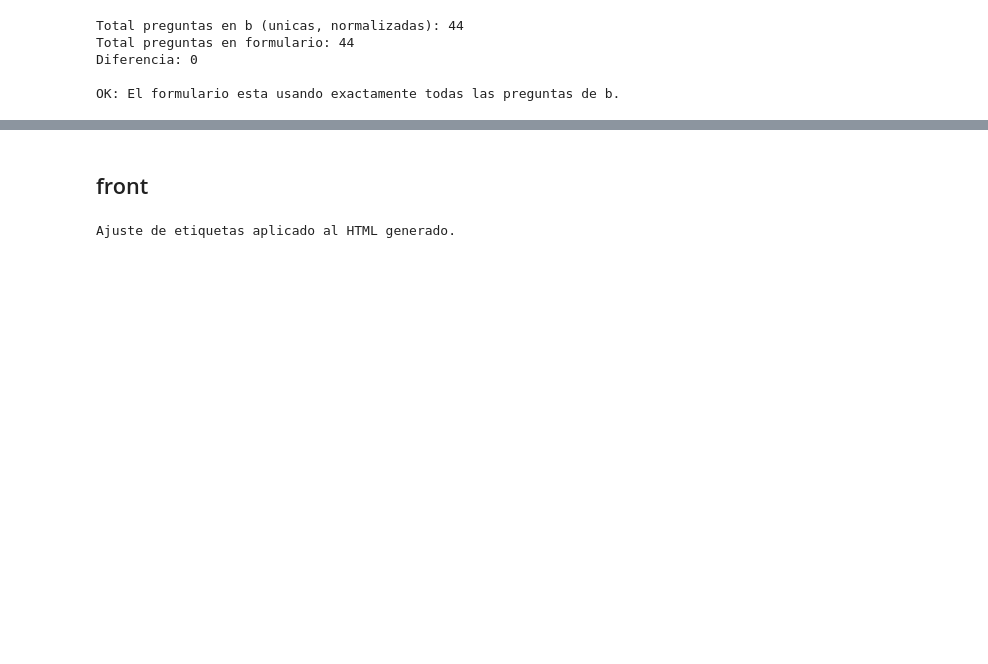
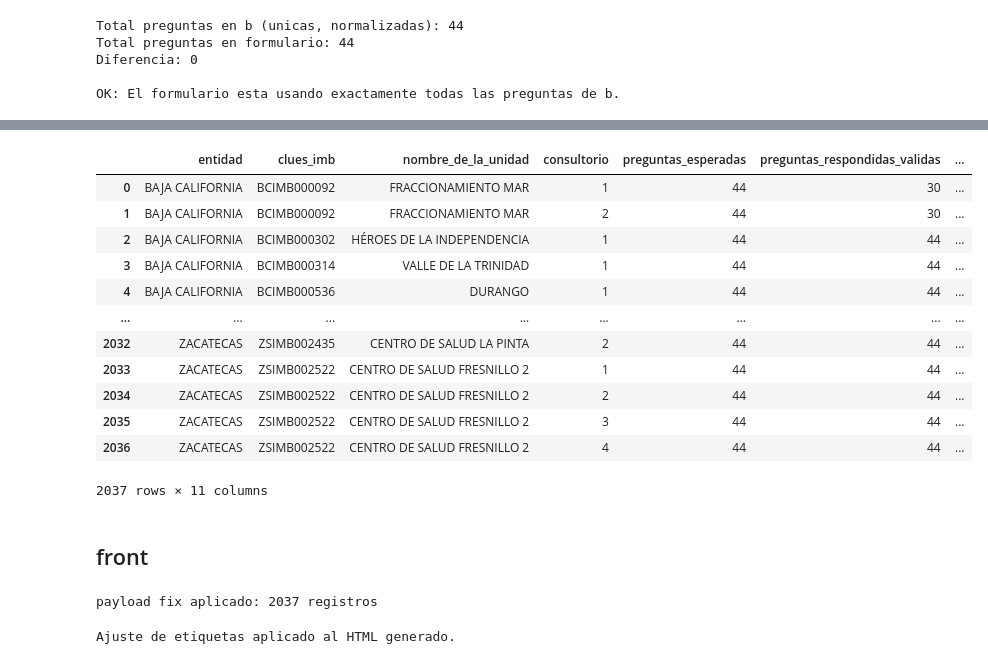
Before and after one commit to servicios-imss-b/formulario-ang, a Jupyter notebook: formu_angelesII.ipynb, the cells around one changed output, grey strips where cells are left out. Saved outputs shown, nothing was run; the diff lists cells and outputs as text; code cells hidden in the pictures; blank space fills up the shorter version.

```diff
--- a/formu_angelesII.ipynb
+++ b/formu_angelesII.ipynb
@@ -200,3 +953,19 @@ def formatear_nombre(columna):
+# %%
+tabla_llenado_consultorio
+# %% [output]
+|  | entidad | clues_imb | nombre_de_la_unidad | consultorio | preguntas_esperadas | preguntas_respondidas_validas | ... |
+| 0 | BAJA CALIFORNIA | BCIMB000092 | FRACCIONAMIENTO MAR | 1 | 44 | 30 | ... |
+| 1 | BAJA CALIFORNIA | BCIMB000092 | FRACCIONAMIENTO MAR | 2 | 44 | 30 | ... |
+| 2 | BAJA CALIFORNIA | BCIMB000302 | HÉROES DE LA INDEPENDENCIA | 1 | 44 | 44 | ... |
+| 3 | BAJA CALIFORNIA | BCIMB000314 | VALLE DE LA TRINIDAD | 1 | 44 | 44 | ... |
+| 4 | BAJA CALIFORNIA | BCIMB000536 | DURANGO | 1 | 44 | 44 | ... |
+| ... | ... | ... | ... | ... | ... | ... | ... |
+| 2032 | ZACATECAS | ZSIMB002435 | CENTRO DE SALUD LA PINTA | 2 | 44 | 44 | ... |
+| 2033 | ZACATECAS | ZSIMB002522 | CENTRO DE SALUD FRESNILLO 2 | 1 | 44 | 44 | ... |
+| 2034 | ZACATECAS | ZSIMB002522 | CENTRO DE SALUD FRESNILLO 2 | 2 | 44 | 44 | ... |
+| 2035 | ZACATECAS | ZSIMB002522 | CENTRO DE SALUD FRESNILLO 2 | 3 | 44 | 44 | ... |
+| 2036 | ZACATECAS | ZSIMB002522 | CENTRO DE SALUD FRESNILLO 2 | 4 | 44 | 44 | ... |
+2037 rows × 11 columns
 # %% [markdown]
 ## front
 # %%
@@ -207,0 +989,14 @@ PREGUNTA_TURNO = "turno"
+# %%
+# Ajuste explícito para asegurar faltantes por clues_imb-consultorio en el front
+_cols_pct_fix = ["clues_imb", "consultorio", "porcentaje_llenado", "lista_faltantes"]
+_pct_fix = tabla_llenado_consultorio[_cols_pct_fix].copy()
+_pct_fix["clues_imb"] = _pct_fix["clues_imb"].astype(str).str.strip()
+_pct_fix["consultorio"] = pd.to_numeric(_pct_fix["consultorio"], errors="coerce").astype("Int64")
+_pct_fix["porcentaje_llenado"] = pd.to_numeric(_pct_fix["porcentaje_llenado"], errors="coerce").round(1)
+_pct_fix["lista_faltantes"] = _pct_fix["lista_faltantes"].fillna("").astype(str)
+_pct_fix = _pct_fix.dropna(subset=["consultorio"]).copy()
+_pct_fix["consultorio"] = _pct_fix["consultorio"].astype(int)
+porcentaje_por_consultorio_payload = _pct_fix.to_dict(orient="records")
+print("payload fix aplicado:", len(porcentaje_por_consultorio_payload), "registros")
+# %% [output]
+payload fix aplicado: 2037 registros
```
Also changed, not shown: parts of 31 cells of this notebook, 12 other files.
